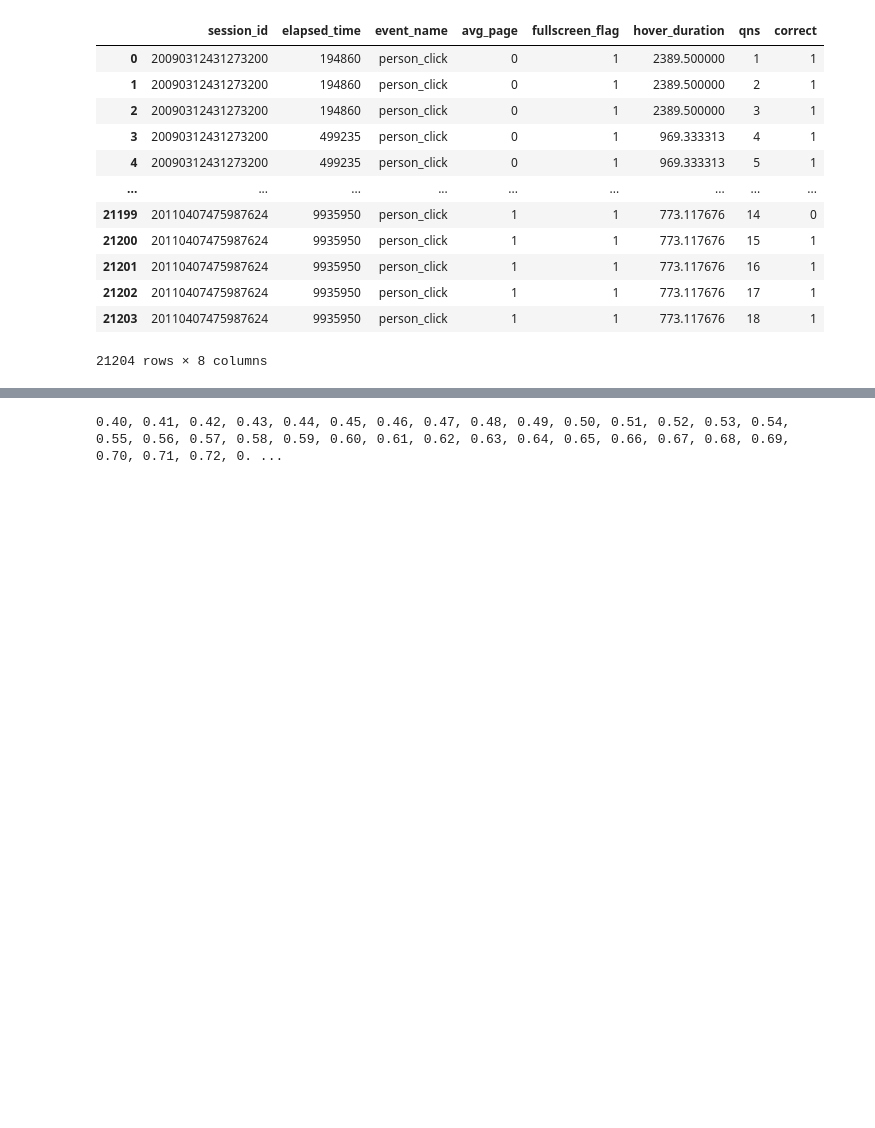
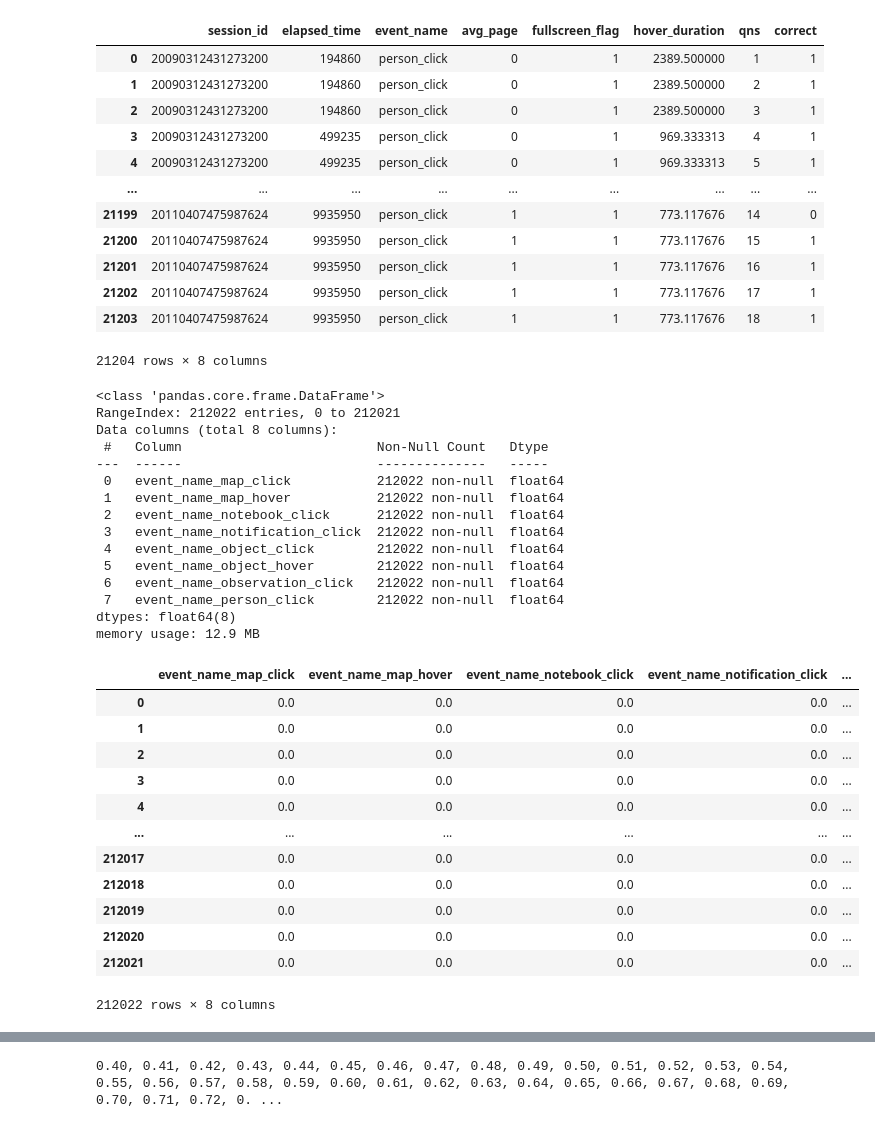
Before and after one commit to sssstforest/SC1015-Group-2, a Jupyter notebook: XGBoost_rough.ipynb, the cells around one changed output, grey strips where cells are left out. Saved outputs shown, nothing was run; the diff lists cells and outputs as text; code cells hidden in the pictures; blank space fills up the shorter version.

```diff
--- a/XGBoost_rough.ipynb
+++ b/XGBoost_rough.ipynb
@@ -718,3 +718,46 @@ NUMS = ['elapsed_time','avg_page','fullscreen_flag','hover_duration']
 EVENTS = ['person_click','object_click',
           'map_hover','notification_click','map_click','observation_click',
           'checkpoint']
+# %%
+from sklearn.preprocessing import OneHotEncoder
+ohe = OneHotEncoder()
+
+
+# OneHotEncoding of categorical predictors (not the response)
+new_data_cat = new_data[['event_name']]
+ohe.fit(new_data_cat)
+new_data_cat_ohe = pd.DataFrame(ohe.transform(new_data_cat).toarray(),
+                                  columns=ohe.get_feature_names_out(new_data_cat.columns))
+
+# Check the encoded variables
+new_data_cat_ohe.info()
+new_data_cat_ohe
+# %% [output]
+<class 'pandas.core.frame.DataFrame'>
+RangeIndex: 212022 entries, 0 to 212021
+Data columns (total 8 columns):
+ #   Column                         Non-Null Count   Dtype
+---  ------                         --------------   -----
+ 0   event_name_map_click           212022 non-null  float64
+ 1   event_name_map_hover           212022 non-null  float64
+ 2   event_name_notebook_click      212022 non-null  float64
+ 3   event_name_notification_click  212022 non-null  float64
+ 4   event_name_object_click        212022 non-null  float64
+ 5   event_name_object_hover        212022 non-null  float64
+ 6   event_name_observation_click   212022 non-null  float64
+ 7   event_name_person_click        212022 non-null  float64
+dtypes: float64(8)
+memory usage: 12.9 MB
+|  | event_name_map_click | event_name_map_hover | event_name_notebook_click | event_name_notification_click | ... |
+| 0 | 0.0 | 0.0 | 0.0 | 0.0 | ... |
+| 1 | 0.0 | 0.0 | 0.0 | 0.0 | ... |
+| 2 | 0.0 | 0.0 | 0.0 | 0.0 | ... |
+| 3 | 0.0 | 0.0 | 0.0 | 0.0 | ... |
+| 4 | 0.0 | 0.0 | 0.0 | 0.0 | ... |
+| ... | ... | ... | ... | ... | ... |
+| 212017 | 0.0 | 0.0 | 0.0 | 0.0 | ... |
+| 212018 | 0.0 | 0.0 | 0.0 | 0.0 | ... |
+| 212019 | 0.0 | 0.0 | 0.0 | 0.0 | ... |
+| 212020 | 0.0 | 0.0 | 0.0 | 0.0 | ... |
+| 212021 | 0.0 | 0.0 | 0.0 | 0.0 | ... |
+212022 rows × 8 columns
```
Also changed, not shown: parts of 6 cells of this notebook.
